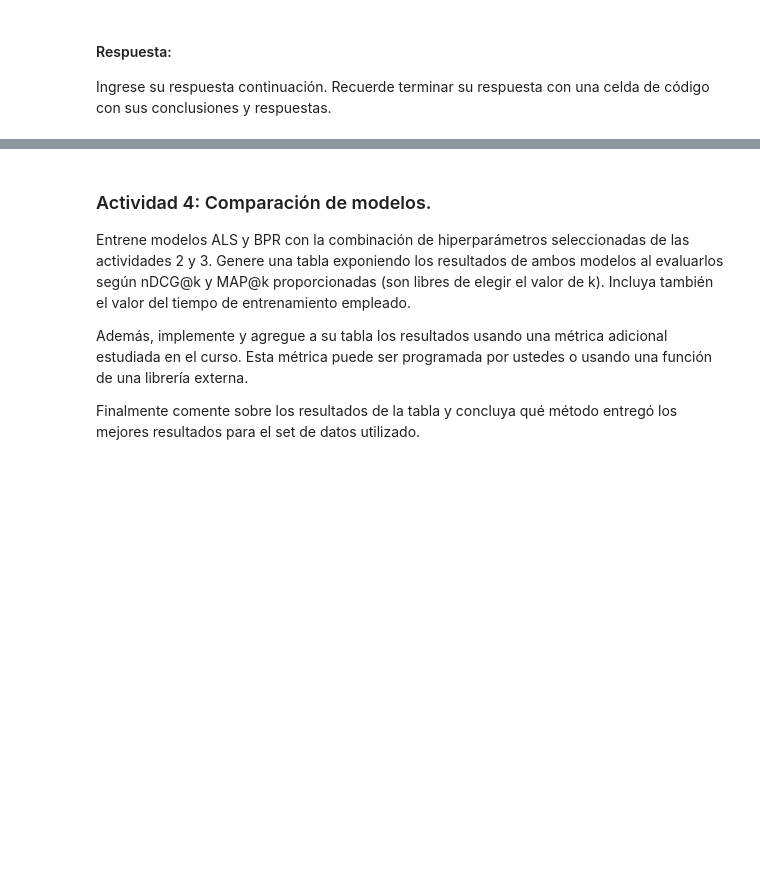
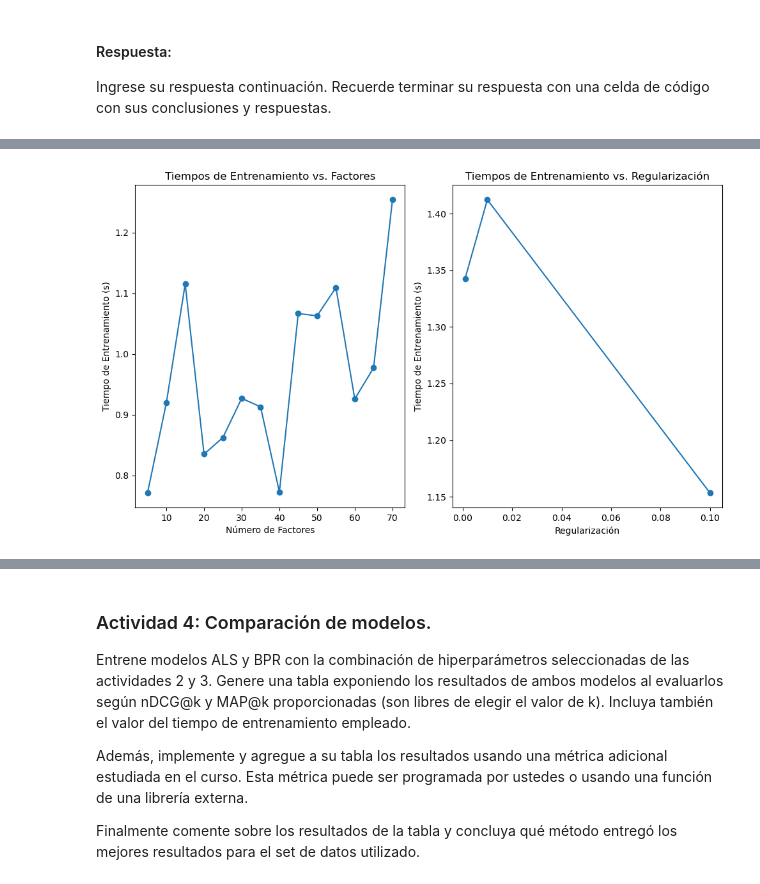
Before and after one commit to igmendozac/Sistemas_Recomendadores, a Jupyter notebook: Notebooks/Tarea_2{Ivan}_{Mendoza}_{Kevin}_{Castañeda}.ipynb, the cells around one changed output, grey strips where cells are left out. Cells and saved outputs as stored; diff of their text form; code cells hidden in the pictures; blank space fills up the shorter version.

```diff
--- a/Notebooks/Tarea_2{Ivan}_{Mendoza}_{Kevin}_{Castañeda}.ipynb
+++ b/Notebooks/Tarea_2{Ivan}_{Mendoza}_{Kevin}_{Castañeda}.ipynb
@@ -345,3 +330,10 @@ Repita el procedimiento de la Actividad 2 para el modelo BPR. Recuerde realizar
 #### Respuesta:
 
 Ingrese su respuesta continuación. Recuerde terminar su respuesta con una celda de código con sus conclusiones y respuestas.
+# %%
+model_bpr = implicit.bpr.BayesianPersonalizedRanking()
+model_bpr.fit(user_item_matrix)
+# %%
+for n in [5, 10, 15, 20]:
+    mmap, ndcg = evaluate_model(model_bpr, n)
+    print(f'map@{n}: {mmap} \nndcg@{n}: {ndcg}')
@@ -347,0 +391,22 @@ Ingrese su respuesta continuación. Recuerde terminar su respuesta con una celda
+# %%
+# Crear gráficos
+plt.figure(figsize=(10, 6))
+
+# Gráfico para tiempos de entrenamiento vs. factores
+plt.subplot(1, 2, 1)
+plt.plot(factores, tiempos_factores, marker='o')
+plt.xlabel('Número de Factores')
+plt.ylabel('Tiempo de Entrenamiento (s)')
+plt.title('Tiempos de Entrenamiento vs. Factores')
+
+# Gráfico para tiempos de entrenamiento vs. regularización
+plt.subplot(1, 2, 2)
+plt.plot(reg_fac, tiempos_regularizacion, marker='o')
+plt.xlabel('Regularización')
+plt.ylabel('Tiempo de Entrenamiento (s)')
+plt.title('Tiempos de Entrenamiento vs. Regularización')
+
+plt.tight_layout()
+plt.show()
+# %% [output]
+[figure, added]
```
Also changed, not shown: parts of 19 cells of this notebook, 2 other files.
